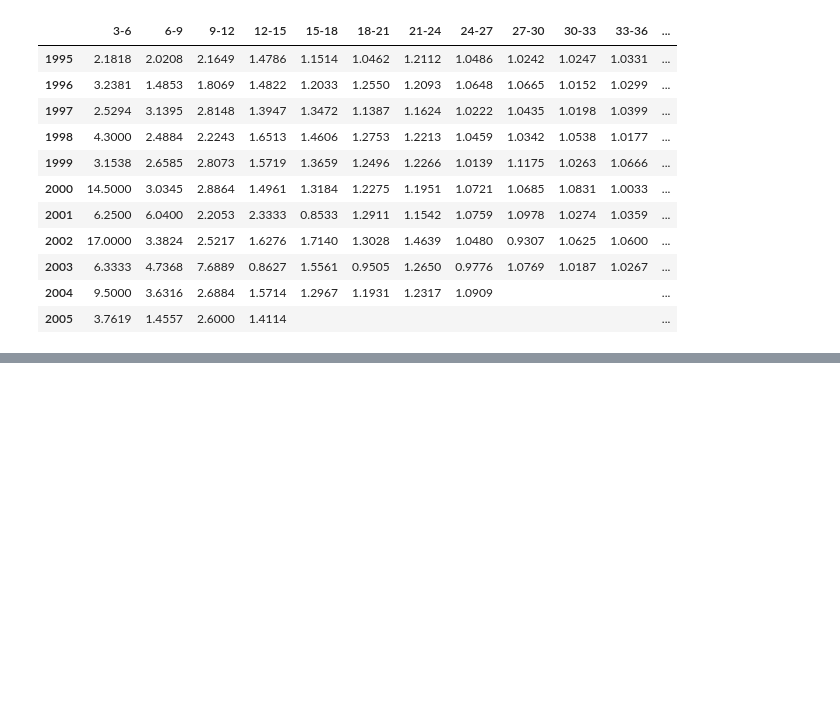
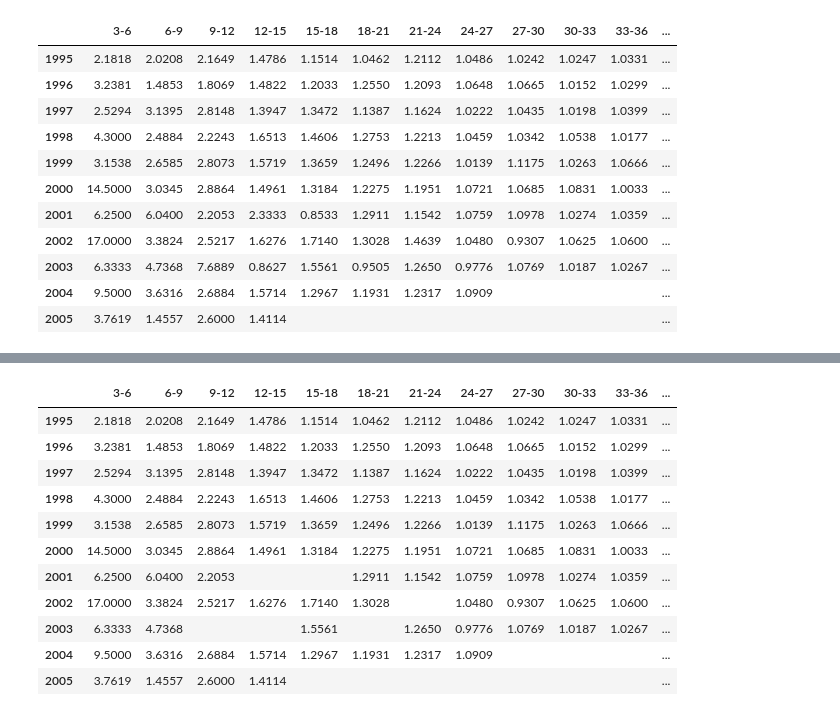
Before and after one commit to Hendrik240298/chainladder-python, a Jupyter notebook: docs/gallery/plot_pattern_smoothing.ipynb, the cells around one changed output, grey strips where cells are left out. Saved outputs shown, nothing was run; the diff lists cells and outputs as text; code cells hidden in the pictures; blank space fills up the shorter version.

```diff
--- a/docs/gallery/plot_pattern_smoothing.ipynb
+++ b/docs/gallery/plot_pattern_smoothing.ipynb
@@ -65 +107,16 @@ tail_smooth.ldf_['incurred']
+# %%
+dev_smooth.link_ratio['incurred'].heatmap()
+# %% [output]
+|  | 3-6 | 6-9 | 9-12 | 12-15 | 15-18 | 18-21 | 21-24 | 24-27 | 27-30 | 30-33 | 33-36 | ... |
+| 1995 | 2.1818 | 2.0208 | 2.1649 | 1.4786 | 1.1514 | 1.0462 | 1.2112 | 1.0486 | 1.0242 | 1.0247 | 1.0331 | ... |
+| 1996 | 3.2381 | 1.4853 | 1.8069 | 1.4822 | 1.2033 | 1.2550 | 1.2093 | 1.0648 | 1.0665 | 1.0152 | 1.0299 | ... |
+| 1997 | 2.5294 | 3.1395 | 2.8148 | 1.3947 | 1.3472 | 1.1387 | 1.1624 | 1.0222 | 1.0435 | 1.0198 | 1.0399 | ... |
+| 1998 | 4.3000 | 2.4884 | 2.2243 | 1.6513 | 1.4606 | 1.2753 | 1.2213 | 1.0459 | 1.0342 | 1.0538 | 1.0177 | ... |
+| 1999 | 3.1538 | 2.6585 | 2.8073 | 1.5719 | 1.3659 | 1.2496 | 1.2266 | 1.0139 | 1.1175 | 1.0263 | 1.0666 | ... |
+| 2000 | 14.5000 | 3.0345 | 2.8864 | 1.4961 | 1.3184 | 1.2275 | 1.1951 | 1.0721 | 1.0685 | 1.0831 | 1.0033 | ... |
+| 2001 | 6.2500 | 6.0400 | 2.2053 |  |  | 1.2911 | 1.1542 | 1.0759 | 1.0978 | 1.0274 | 1.0359 | ... |
+| 2002 | 17.0000 | 3.3824 | 2.5217 | 1.6276 | 1.7140 | 1.3028 |  | 1.0480 | 0.9307 | 1.0625 | 1.0600 | ... |
+| 2003 | 6.3333 | 4.7368 |  |  | 1.5561 |  | 1.2650 | 0.9776 | 1.0769 | 1.0187 | 1.0267 | ... |
+| 2004 | 9.5000 | 3.6316 | 2.6884 | 1.5714 | 1.2967 | 1.1931 | 1.2317 | 1.0909 |  |  |  | ... |
+| 2005 | 3.7619 | 1.4557 | 2.6000 | 1.4114 |  |  |  |  |  |  |  | ... |
 # %%
```
Also changed, not shown: parts of 8 cells of this notebook.
